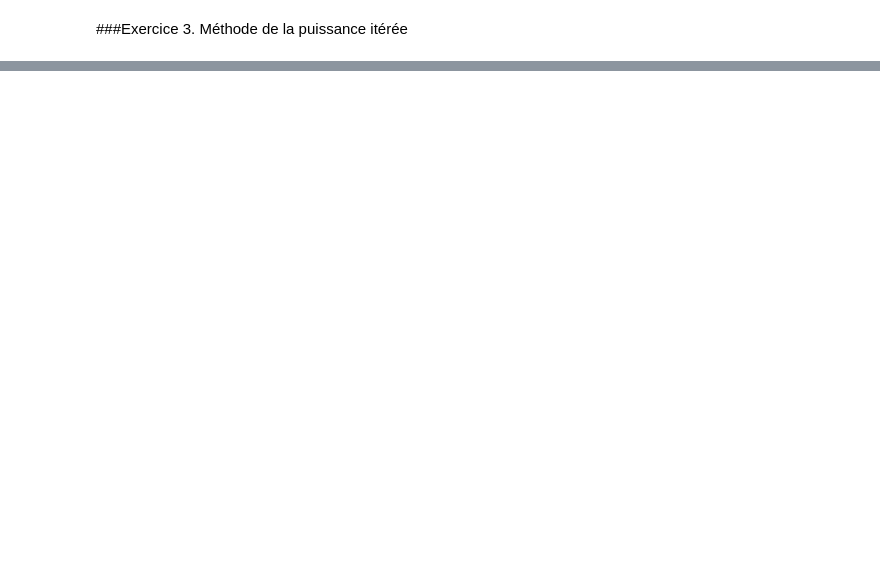
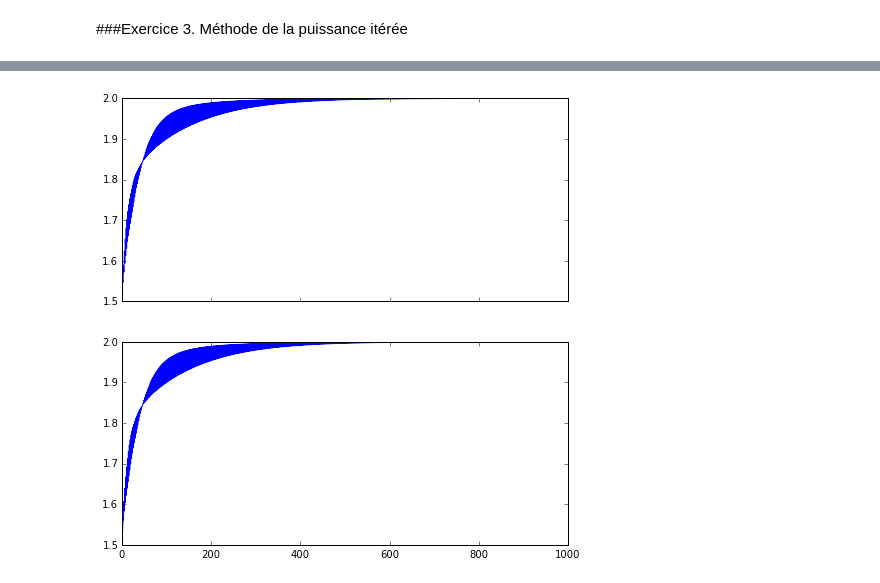
Before and after one commit to DemiFr/SD204-TP-SVD-PCA, a Jupyter notebook: LI_YANTING_0.ipynb, the cells around one changed output, grey strips where cells are left out. Cells and saved outputs as stored; diff of their text form; code cells hidden in the pictures; blank space fills up the shorter version.

```diff
--- a/LI_YANTING_0.ipynb
+++ b/LI_YANTING_0.ipynb
@@ -150,0 +190,63 @@ X = sigma * np.random.randn(p,n) + mu  # X
+# %%
+def powerIteration(X,n_iter,u0,v0):
+    # Create new arrays to store the norms:
+    identi_u = np.zeros(n_iter)
+    identi_v = np.zeros(n_iter)
+    for j in range(0,n_iter):
+        u = np.dot(X,v0)
+        v = np.dot(X.T,u0)
+        u_uni = np.dot(u,(1/np.linalg.norm(u)))
+        v_uni = np.dot(v,(1/np.linalg.norm(v)))
+        #v = v * (1/np.linalg.norm(v))
+        #u = u * (1/np.linalg.norm(u))
+        identi_u[j] = np.linalg.norm(np.subtract(u,u_svd))
+        identi_v[j] = np.linalg.norm(np.subtract(v,v_svd))
+        u0,v0 = u,v
+# %%
+import numpy as np
+import scipy as sp
+import time
+import matplotlib.pyplot as plt
+from matplotlib.figure import Figure
+import os
+%matplotlib inline
+os.system('cls')
+plt.close()
+
+def powerIteration(X,n_iter,u0,v0):     #X: (p,n)
+    # Get the shape of matrix X:
+    p,n = X.shape[0],X.shape[1]         # X: (p*n)
+    # Get the decomposition of X:
+    u_SVD,s,v_SVD = np.linalg.svd(X, full_matrices=1,compute_uv=1)   #u_SVD:(p,p); v_SVD.T:(n,n)
+    # Reshape the singular vectors associated to the largest sigular value:
+    u_svd = u_SVD.T[0].reshape((p,1))
+    v_svd = v_SVD[0].reshape((n,1))
+    # Create new arrays to store the norms:
+    identi_u = np.zeros(n_iter)        #shape:(10000,) The norms of {u-u_SVD[0]}
+    identi_v = np.zeros(n_iter)
+    for j in range(0,n_iter):
+        u = np.dot(X,v0)
+        v = np.dot(X.T,u0)
+        u_uni = np.dot(u,(1/np.linalg.norm(u)))
+        v_uni = np.dot(v,(1/np.linalg.norm(v)))
+        identi_u[j] = np.linalg.norm(np.subtract(u_uni,u_svd))
+        identi_v[j] = np.linalg.norm(np.subtract(v_uni,v_svd))
+        u0,v0 = u_uni,v_uni
+    return identi_u,identi_v
+
+
+mu, sigma= 0, 2
+n, p = 100,2000
+X = sigma * np.random.randn(p,n) + mu
+n_iter = 1000        # le nombre maximal d’itérations
+#u = np.random.randn(p,1)    # shape : (2000,1)
+#v = np.random.randn(n,1)    # u, v vecteurs initiaux
+u = np.ones((p,1))
+v = np.ones((n,1))
+fig, axes = plt.subplots(2,1, sharex = True, figsize=(8,8))
+identi_u,identi_v = powerIteration(X,n_iter,u,v)
+axes[0].plot(identi_u)
+axes[1].plot(identi_v)
+plt.show()
+# %% [output]
+[figure, added]
```
Also changed, not shown: parts of 15 cells of this notebook, 1 other file.
